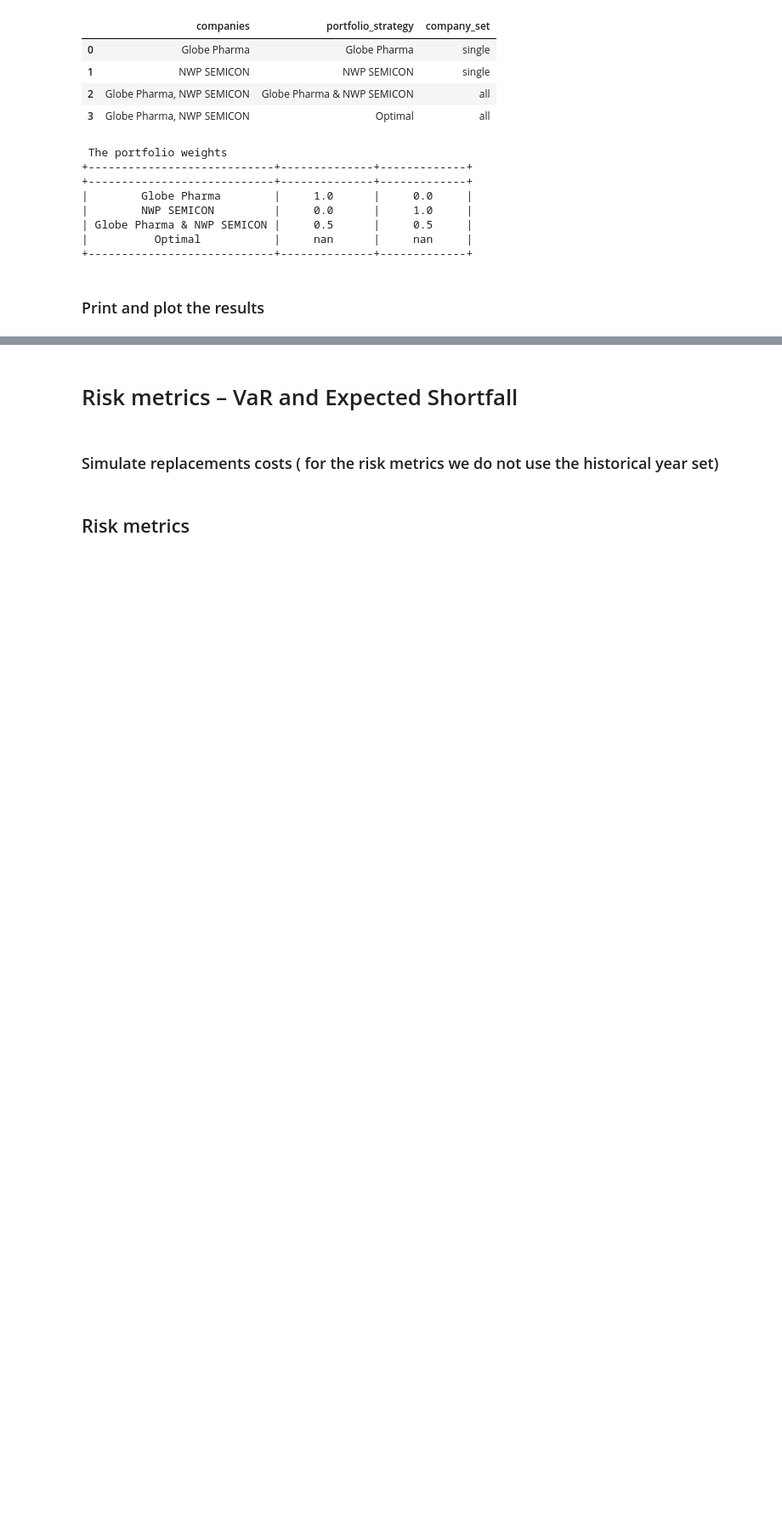
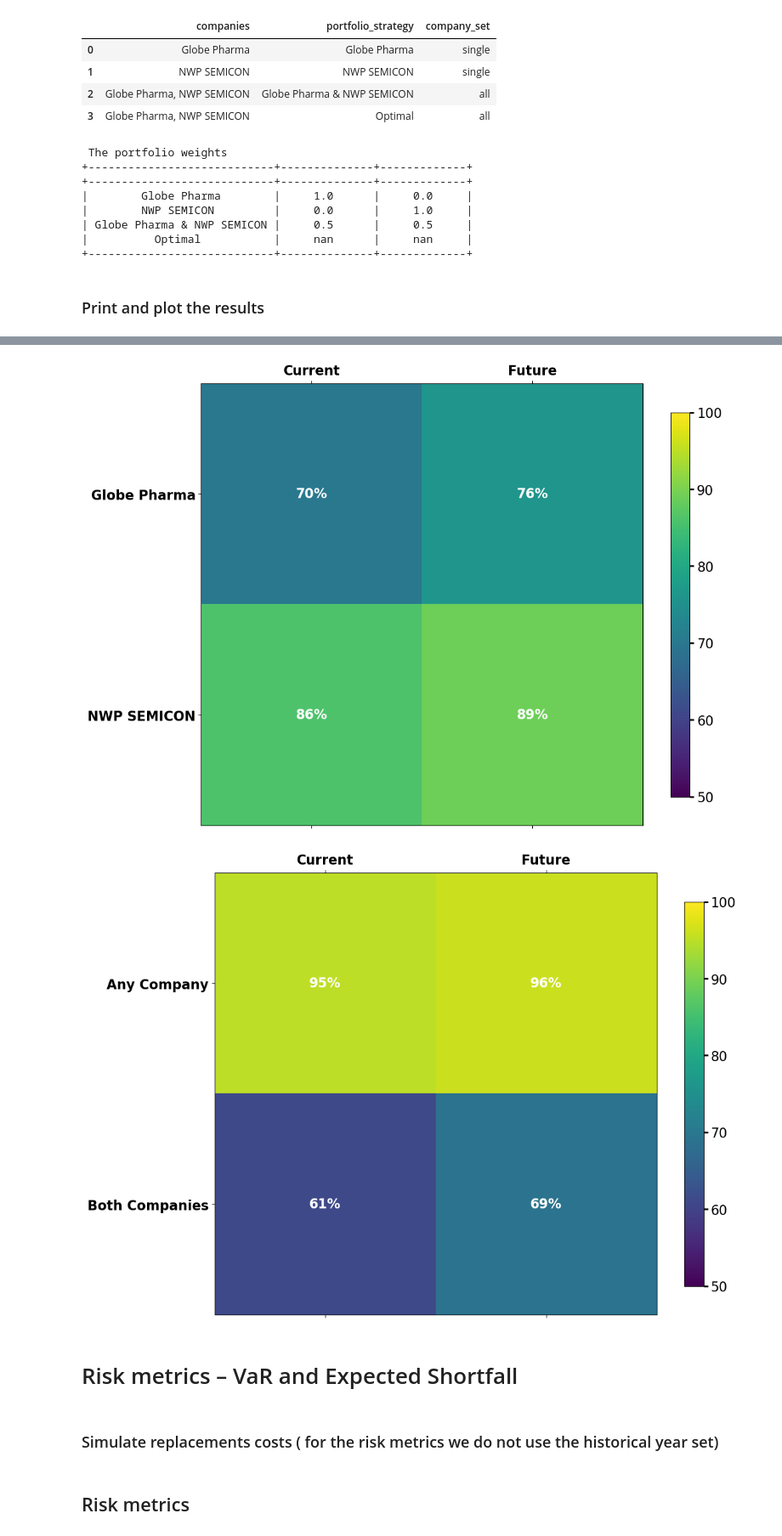
Before and after one commit to viggowat/202312_TCFD_project, a Jupyter notebook: company_analysis.ipynb, the cells around one changed output, grey strips where cells are left out. Shown at 85% size. Drawn from its saved outputs; the diff is of its cells as text; code cells hidden in the pictures; blank space fills up the shorter version.

```diff
--- a/company_analysis.ipynb
+++ b/company_analysis.ipynb
@@ -1019,3 +1073,47 @@ The combined data frame for the article plot
+# %%
+
+# Color bar parameters
+vmin = 50
+vmax = 100
+kwargs = {'aspect': 20, 'shrink': 0.7} #
+
+
+# Filter out the companies article_plot_df
+only_companies_plot_df = article_plot_df[article_plot_df.index.isin(['Globe Pharma', 'NWP SEMICON'])]
+# # Create the fifth figure
+fig5, ax5 = plt.subplots(figsize=(12, 12))
+cax5 = ax5.matshow(only_companies_plot_df, cmap='viridis', vmin=vmin, vmax=vmax)
+colorbar = fig5.colorbar(cax5, ax=ax5, **kwargs)  # Adjust the colorbar parameters
+colorbar.ax.tick_params(labelsize=font_size, width=2, length=5)  # Set the colorbar label size and style
+ax5.set_xticks(range(len(only_companies_plot_df.columns)))
+ax5.set_xticklabels(only_companies_plot_df.columns, fontsize=font_size, fontweight='bold')
+ax5.set_yticks(range(len(only_companies_plot_df.index)))
+ax5.set_yticklabels(only_companies_plot_df.index, fontsize=font_size, fontweight='bold', rotation=tilt_degrees)
+# Add the values to the plot as percentages
+for i in range(len(only_companies_plot_df.index)):
+    for j in range(len(only_companies_plot_df.columns)):
+        ax5.text(j, i, f"{only_companies_plot_df.iloc[i, j]:.0f}%", ha='center', va='center', color='white', fontsize=font_size, fontweight='bold')
+# Set x-label and y-label descriptions
+# Print the title
+
+# Filter out non-companies
+non_companies_plot_df = article_plot_df[~article_plot_df.index.isin(['Globe Pharma', 'NWP SEMICON'])]
+# Create the sixth figure
+fig6, ax6 = plt.subplots(figsize=(12, 12))
+cax6 = ax6.matshow(non_companies_plot_df, cmap='viridis', vmin=vmin, vmax=vmax)
+colorbar = fig6.colorbar(cax6, ax=ax6, **kwargs)  # Adjust the colorbar parameters
+colorbar.ax.tick_params(labelsize=font_size, width=2, length=5)  # Set the colorbar label size and style
+ax6.set_xticks(range(len(non_companies_plot_df.columns)))
+ax6.set_xticklabels(non_companies_plot_df.columns, fontsize=font_size, fontweight='bold')
+ax6.set_yticks(range(len(non_companies_plot_df.index)))
+ax6.set_yticklabels(non_companies_plot_df.index, fontsize=font_size, fontweight='bold', rotation=tilt_degrees)
+# Add the values to the plot as percentages
+for i in range(len(non_companies_plot_df.index)):
+    for j in range(len(non_companies_plot_df.columns)):
+        ax6.text(j, i, f"{non_companies_plot_df.iloc[i, j]:.0f}%", ha='center', va='center', color='white', fontsize=font_size, fontweight='bold')
+# %% [output]
+[figure, added]
+[figure, added]
 # %% [markdown]
 # Risk metrics – VaR and Expected Shortfall
 # %% [markdown]
```
Also changed, not shown: parts of 24 cells of this notebook.
